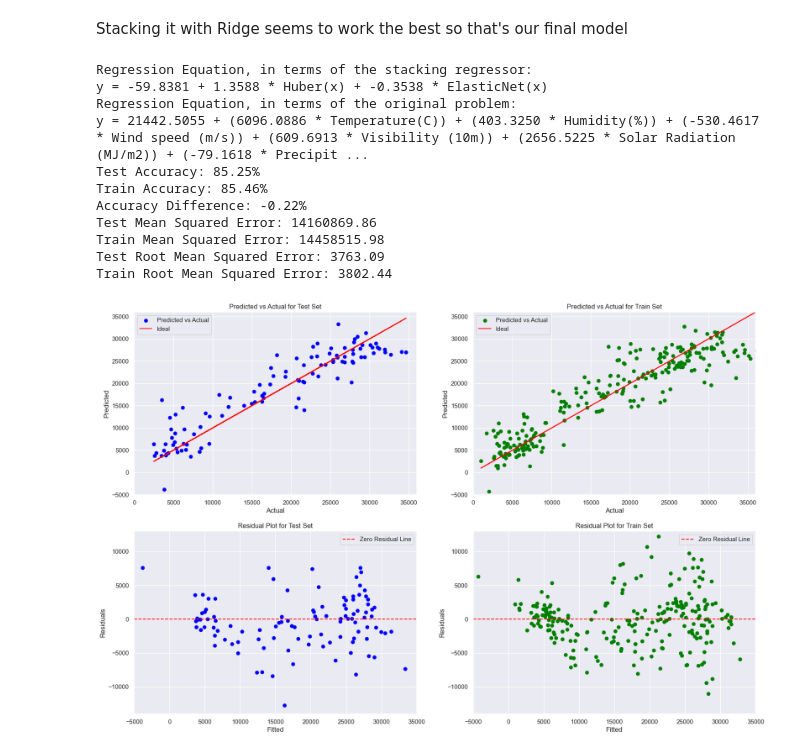
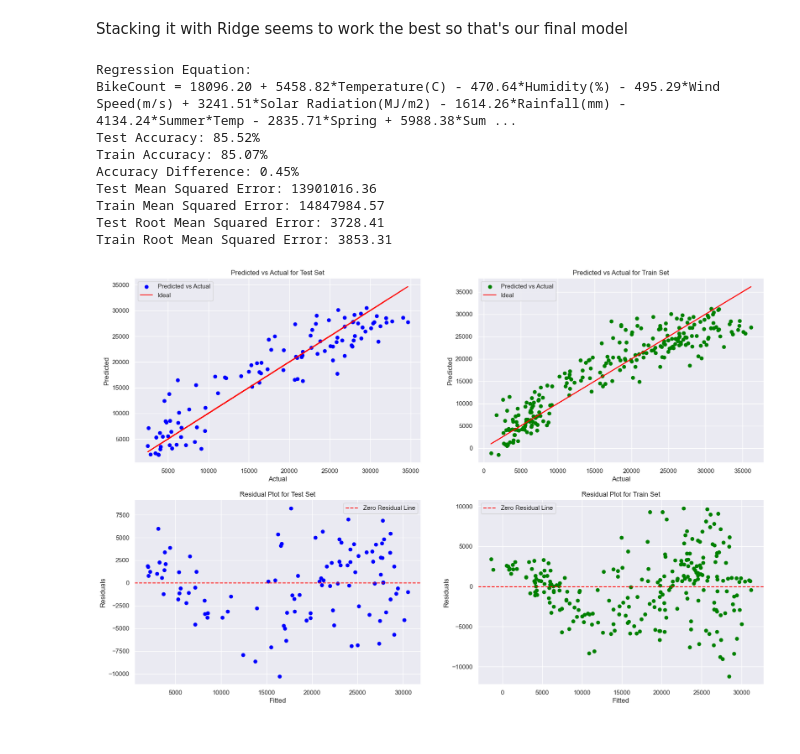
Before and after one commit to byron-W/Bike-Rental-Model, a Jupyter notebook: code/model.ipynb, the cells around one changed output. Saved outputs shown, nothing was run; the diff lists cells and outputs as text; code cells hidden in the pictures.

```diff
--- a/code/model.ipynb
+++ b/code/model.ipynb
@@ -765,17 +613,15 @@ def finalTest(model):
 
     plt.show()
 # %%
-finalTest(stack_reg)
+finalTest(hub_model)
 # %% [output]
-Regression Equation, in terms of the stacking regressor:
-y = -59.8381 + 1.3588 * Huber(x) + -0.3538 * ElasticNet(x)
-Regression Equation, in terms of the original problem:
-y = 21442.5055 + (6096.0886 * Temperature(C)) + (403.3250 * Humidity(%)) + (-530.4617 * Wind speed (m/s)) + (609.6913 * Visibility (10m)) + (2656.5225 * Solar Radiation (MJ/m2)) + (-79.1618 * Precipit ...
-Test Accuracy: 85.25%
-Train Accuracy: 85.46%
-Accuracy Difference: -0.22%
-Test Mean Squared Error: 14160869.86
-Train Mean Squared Error: 14458515.98
-Test Root Mean Squared Error: 3763.09
-Train Root Mean Squared Error: 3802.44
+Regression Equation:
+BikeCount = 18096.20 + 5458.82*Temperature(C) - 470.64*Humidity(%) - 495.29*Wind Speed(m/s) + 3241.51*Solar Radiation(MJ/m2) - 1614.26*Rainfall(mm) - 4134.24*Summer*Temp - 2835.71*Spring + 5988.38*Sum ...
+Test Accuracy: 85.52%
+Train Accuracy: 85.07%
+Accuracy Difference: 0.45%
+Test Mean Squared Error: 13901016.36
+Train Mean Squared Error: 14847984.57
+Test Root Mean Squared Error: 3728.41
+Train Root Mean Squared Error: 3853.31
-[figure, old version]
+[figure, new version]
```
Also changed, not shown: parts of 27 cells of this notebook, 1 other file.
